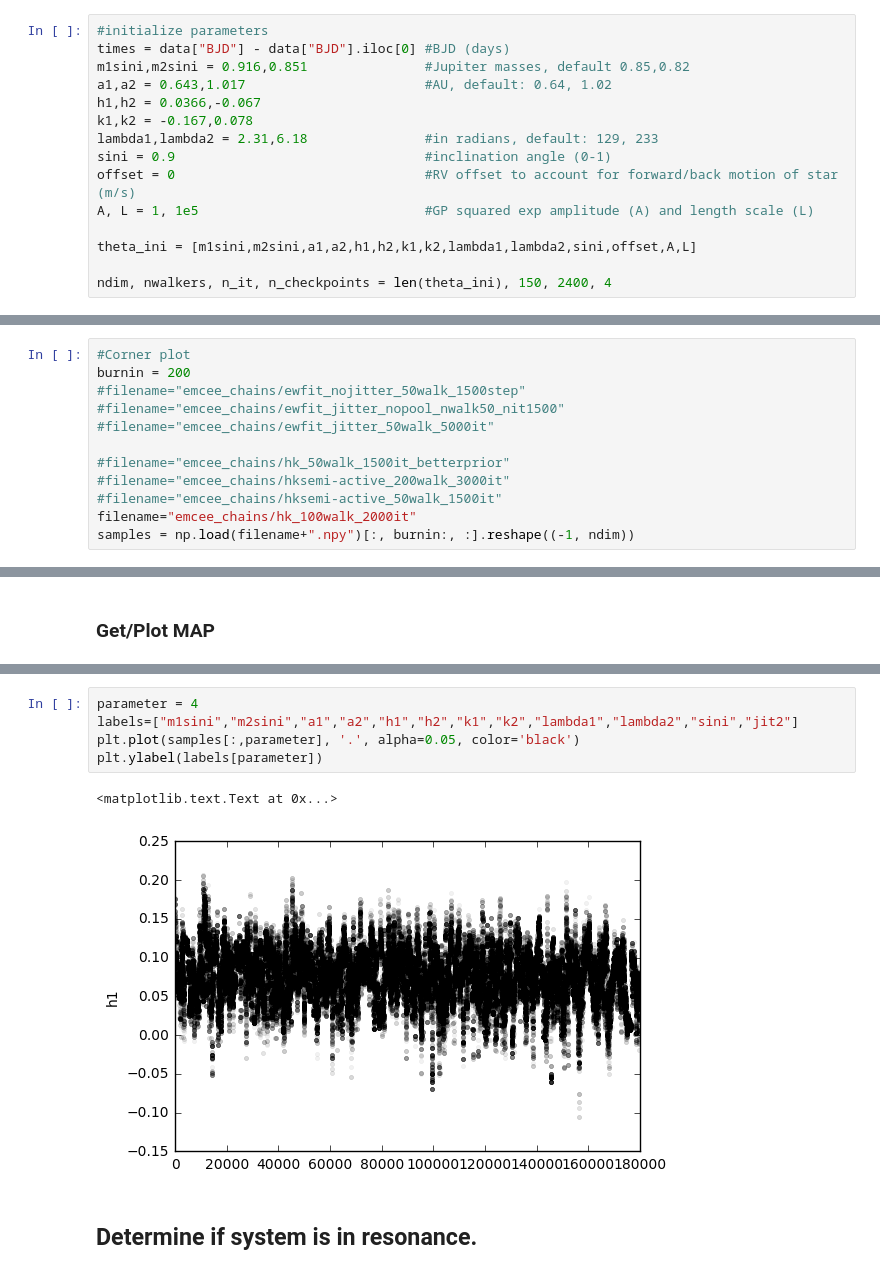
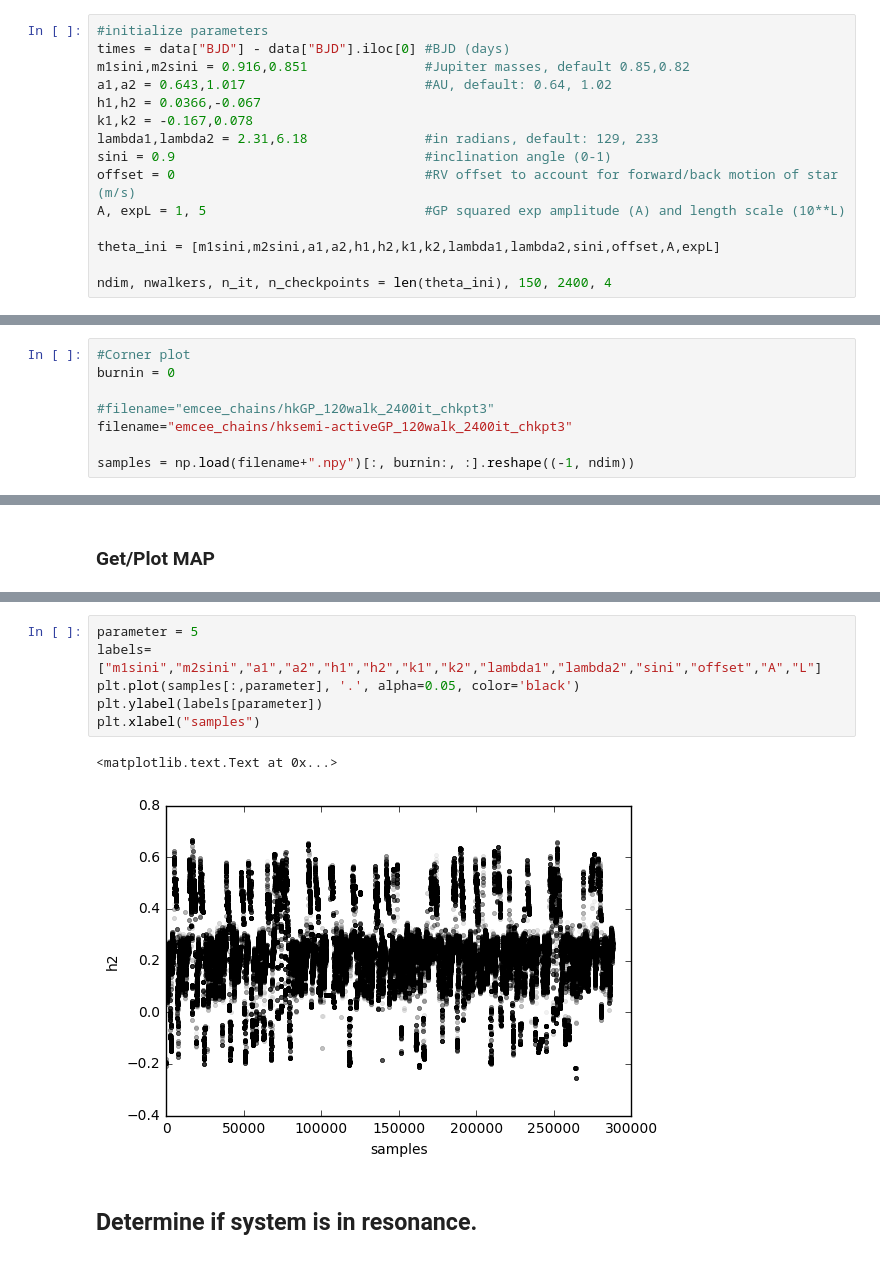
Before and after one commit to silburt/HD155358, a Jupyter notebook: HD155358-GP.ipynb, the cells around one changed output, grey strips where cells are left out. Cells and saved outputs as stored; diff of their text form.

```diff
--- a/HD155358-GP.ipynb
+++ b/HD155358-GP.ipynb
@@ -84,9 +84,9 @@ k1,k2 = -0.167,0.078
 lambda1,lambda2 = 2.31,6.18               #in radians, default: 129, 233
 sini = 0.9                                #inclination angle (0-1)
 offset = 0                                #RV offset to account for forward/back motion of star (m/s)
-A, L = 1, 1e5                             #GP squared exp amplitude (A) and length scale (L)
+A, expL = 1, 5                            #GP squared exp amplitude (A) and length scale (10**L)
 
-theta_ini = [m1sini,m2sini,a1,a2,h1,h2,k1,k2,lambda1,lambda2,sini,offset,A,L]
+theta_ini = [m1sini,m2sini,a1,a2,h1,h2,k1,k2,lambda1,lambda2,sini,offset,A,expL]
 
 ndim, nwalkers, n_it, n_checkpoints = len(theta_ini), 150, 2400, 4
 # %% [markdown]
@@ -112,14 +112,10 @@ Running production...
 # Load and analyze data
 # %%
 #Corner plot
-burnin = 200
-#filename="emcee_chains/ewfit_nojitter_50walk_1500step"
-#filename="emcee_chains/ewfit_jitter_nopool_nwalk50_nit1500"
-#filename="emcee_chains/ewfit_jitter_50walk_5000it"
+burnin = 0
 
-#filename="emcee_chains/hk_50walk_1500it_betterprior"
-#filename="emcee_chains/hksemi-active_200walk_3000it"
-#filename="emcee_chains/hksemi-active_50walk_1500it"
-filename="emcee_chains/hk_100walk_2000it"
+#filename="emcee_chains/hkGP_120walk_2400it_chkpt3"
+filename="emcee_chains/hksemi-activeGP_120walk_2400it_chkpt3"
+
 samples = np.load(filename+".npy")[:, burnin:, :].reshape((-1, ndim))
 # %%
@@ -195,11 +205,12 @@ plt.savefig(filename+"_MAP_RV.png")
 # %%
-parameter = 4
-labels=["m1sini","m2sini","a1","a2","h1","h2","k1","k2","lambda1","lambda2","sini","jit2"]
+parameter = 5
+labels=["m1sini","m2sini","a1","a2","h1","h2","k1","k2","lambda1","lambda2","sini","offset","A","L"]
 plt.plot(samples[:,parameter], '.', alpha=0.05, color='black')
 plt.ylabel(labels[parameter])
+plt.xlabel("samples")
 # %% [output]
 <matplotlib.text.Text at 0x...>
-[figure, old version]
+[figure, new version]
 # %% [markdown]
 ## Determine if system is in resonance.
 # %%
```
Also changed, not shown: parts of 5 cells of this notebook.
